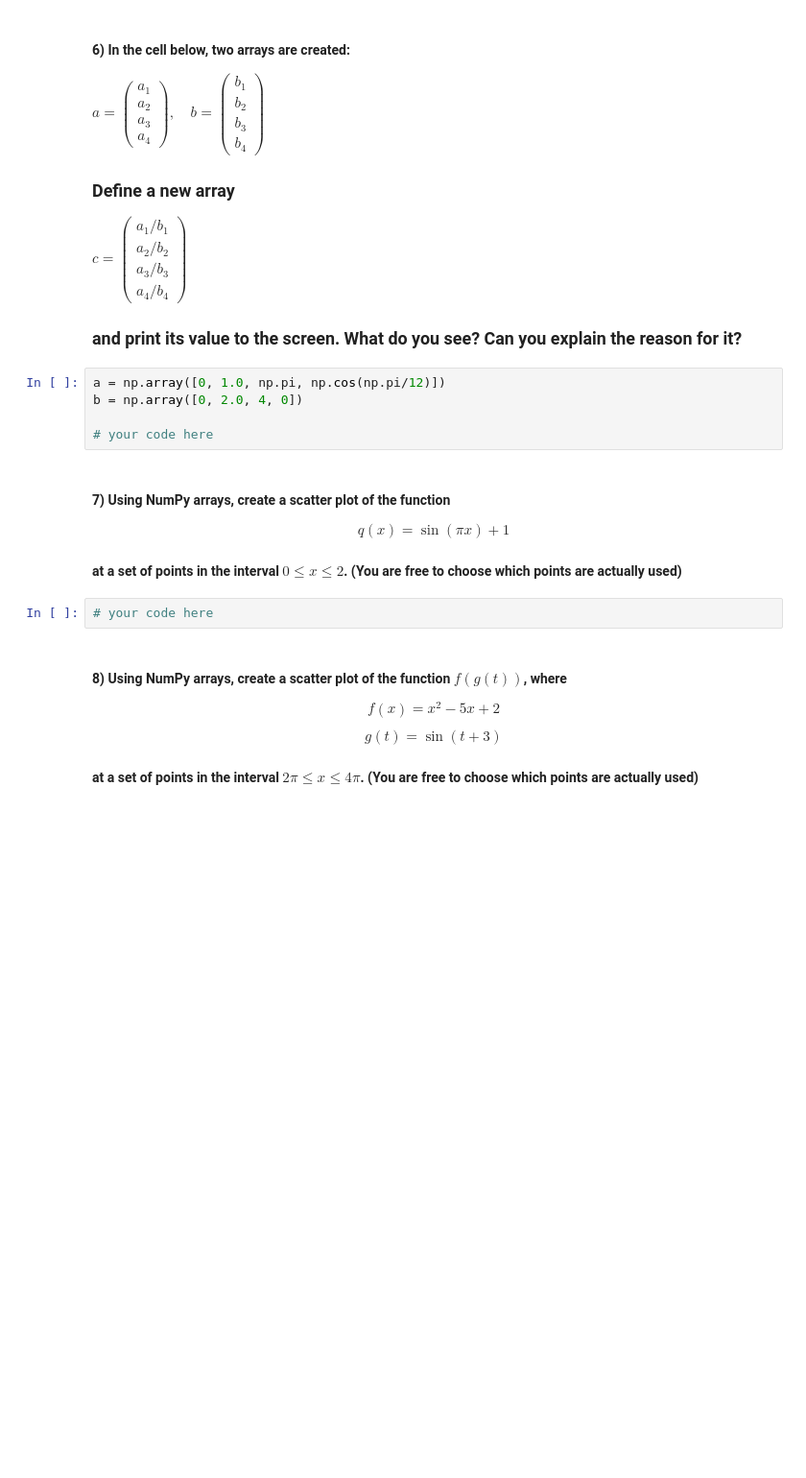
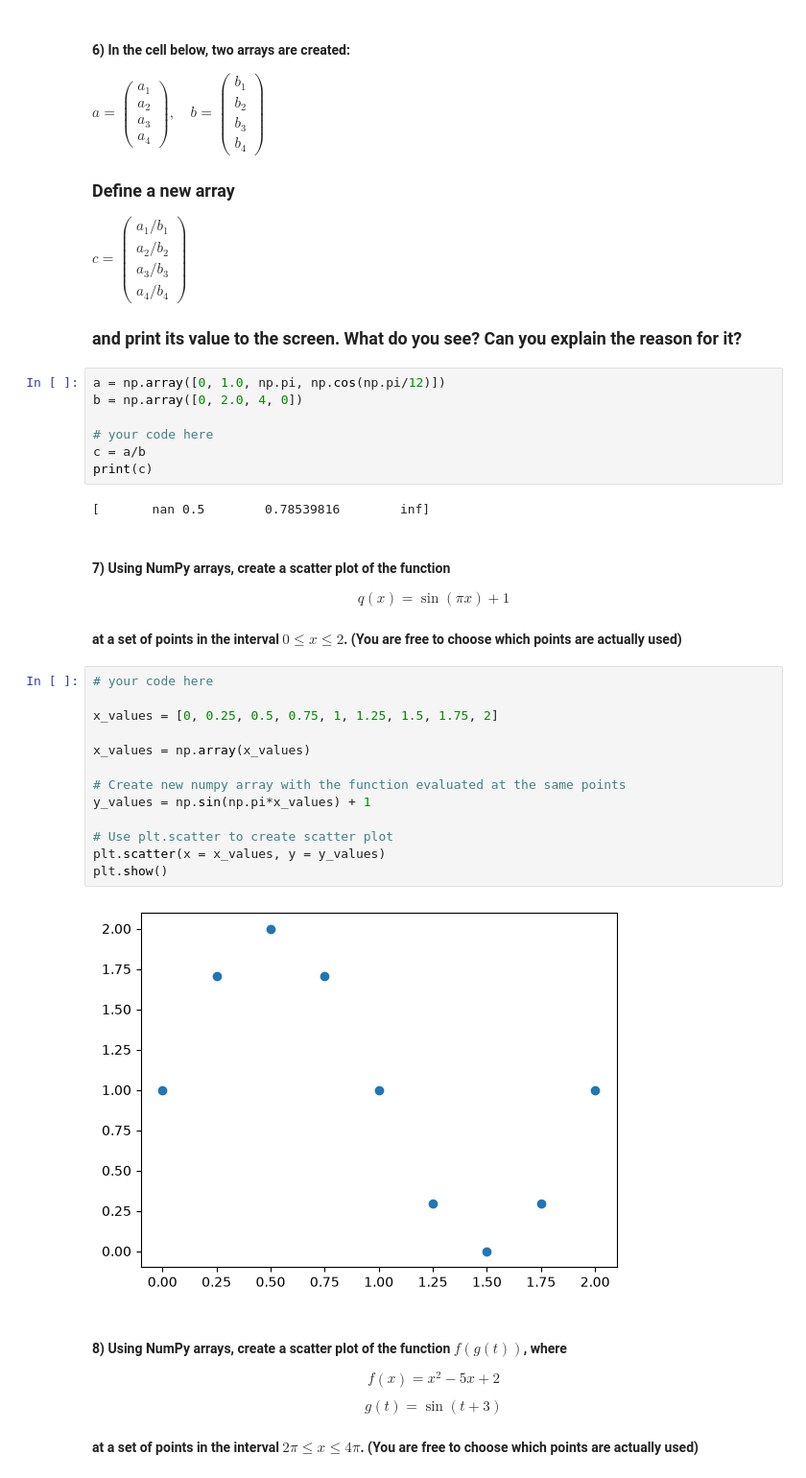
Before and after one commit to rwang0127/datasci151fall2026, a Jupyter notebook: lecture_04_other_sequence_objects/Lecture04 copy.ipynb, the cells around one changed output. Shown at 96% size. Cells and saved outputs as stored; diff of their text form; blank space fills up the shorter version.

```diff
--- a/lecture_04_other_sequence_objects/Lecture04 copy.ipynb
+++ b/lecture_04_other_sequence_objects/Lecture04 copy.ipynb
@@ -606,6 +693,10 @@ a = np.array([0, 1.0, np.pi, np.cos(np.pi/12)])
 b = np.array([0, 2.0, 4, 0])
 
 # your code here
+c = a/b
+print(c)
+# %% [output]
+[       nan 0.5        0.78539816        inf]
 # %% [markdown]
 #### **7)** Using NumPy arrays, create a scatter plot of the function
 
@@ -614,6 +705,19 @@ $$q(x) = \sin(\pi x) + 1$$
 #### at a set of points in the interval $0 \leq x \leq 2$. (You are free to choose which points are actually used)
 # %%
 # your code here
+
+x_values = [0, 0.25, 0.5, 0.75, 1, 1.25, 1.5, 1.75, 2]
+
+x_values = np.array(x_values)
+
+# Create new numpy array with the function evaluated at the same points
+y_values = np.sin(np.pi*x_values) + 1
+
+# Use plt.scatter to create scatter plot
+plt.scatter(x = x_values, y = y_values)
+plt.show()
+# %% [output]
+[figure, added]
 # %% [markdown]
 #### **8)** Using NumPy arrays, create a scatter plot of the function $f(g(t))$, where
 
```
Also changed, not shown: parts of 15 cells of this notebook, 3 other files.
